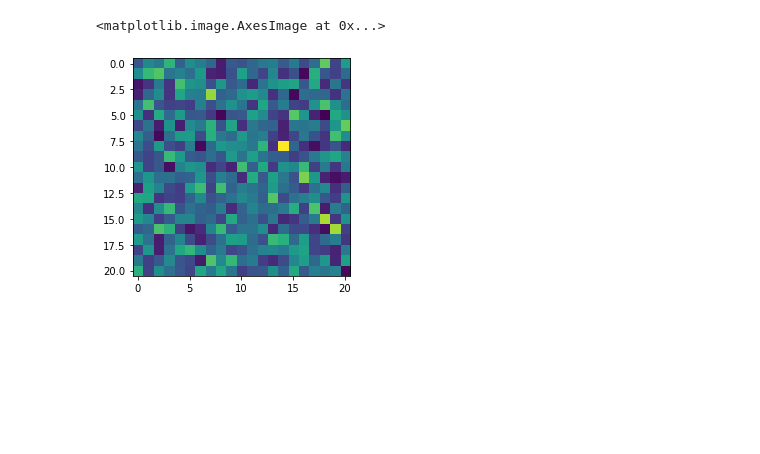
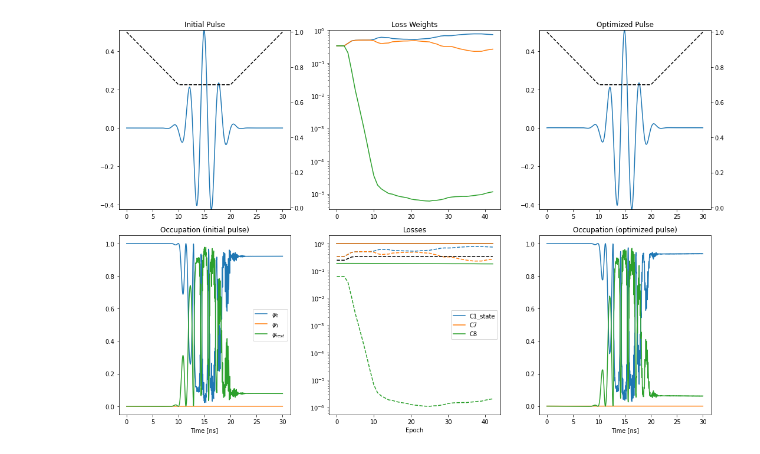
Before and after one commit to Vinther901/Quantum-Optimal-Control, a Jupyter notebook: 1DToyExample/RunExperiments.ipynb, the cells around one changed output. Cells and saved outputs as stored; diff of their text form; code cells hidden in the pictures; blank space fills up the shorter version.

```diff
--- a/1DToyExample/RunExperiments.ipynb
+++ b/1DToyExample/RunExperiments.ipynb
@@ -394,43 +83,0 @@ params_dict['NTrot'] = 2000
-# %%
-importlib.reload(Systems)
-importlib.reload(Plotting)
-importlib.reload(Training)
-importlib.reload(Controls)
-
-class Flensmon_1D(t.nn.Module, Systems.Periodic_System, Controls.CauchyPulse, Training.Trainer, Plotting.Plotter):
-    def __init__(self,params_dict):
-        super().__init__()
-        self.params_dict = params_dict
-        super(t.nn.Module,self).__init__()
-        return
-
-    def forward(self):
-        alphas = self.activation_func(self.times).flip(0)
-        pulse = self.get_control().flip(0)
-        # M2s = self.t1*t.pow(self.t2,pulse.view(-1,1))
-        # matrices = t.zeros((2*self.NTrot,self.NHilbert,self.NHilbert)).type(t.complex128)
-        # matrices[0::2] = t.diag_embed(self.t1*t.pow(self.t2,pulse.view(-1,1)))
-        # matrices[1::2] = self.t3@t.diag_embed(t.pow(self.t4,alphas.view(-1,1)))@self.u4_adj
-        M1s = t.diag_embed(self.t1*t.pow(self.t2,pulse.view(-1,1)))
-        M2s = self.t3@t.diag_embed(t.pow(self.t4,alphas.view(-1,1)))@self.u4_adj
-        self.latest_matrix_exp = M1s@M2s
-        return t.linalg.multi_dot(list(mat for mat in self.latest_matrix_exp))
-
-    # def forward(self):
-    #     H = self.get_H(self.activation_func(self.times).flip(0),self.get_control().flip(0))
-    #     self.latest_matrix_exp = t.matrix_exp(-1j*H*self.dt)
-    #     return t.linalg.multi_dot(list(mat for mat in self.latest_matrix_exp))
-
-    def prepare_KinE(self):
-        self.KinE = 4*self.params_dict['EC']*self.q_mat**2
-        self.EJ = self.params_dict['EJ']
-
-    def V(self, alphas, control):
-        return self.EJ*(-self.cos_mat.repeat((alphas.shape[0],1,1)) \
-                            + alphas.view(-1,1,1)/2*self.cos2_mat \
-                            + control.flip(0).view(-1,1,1)*self.q_mat)
-
-obj = Flensmon_1D(params_dict)
-# obj.plot_potential()
-obj.plot_activation_func()
-obj.plot_occupancy()
@@ -440,5 +84,4 @@ obj.plot_occupancy()
-# %%
-plt.imshow(obj().abs().detach())
-# %% [output]
-<matplotlib.image.AxesImage at 0x...>
-[figure, removed]
+# %%
+obj.plot_run()
+# %% [output]
+[figure, added]
```
Also changed, not shown: parts of 45 cells of this notebook, 4 other files.
